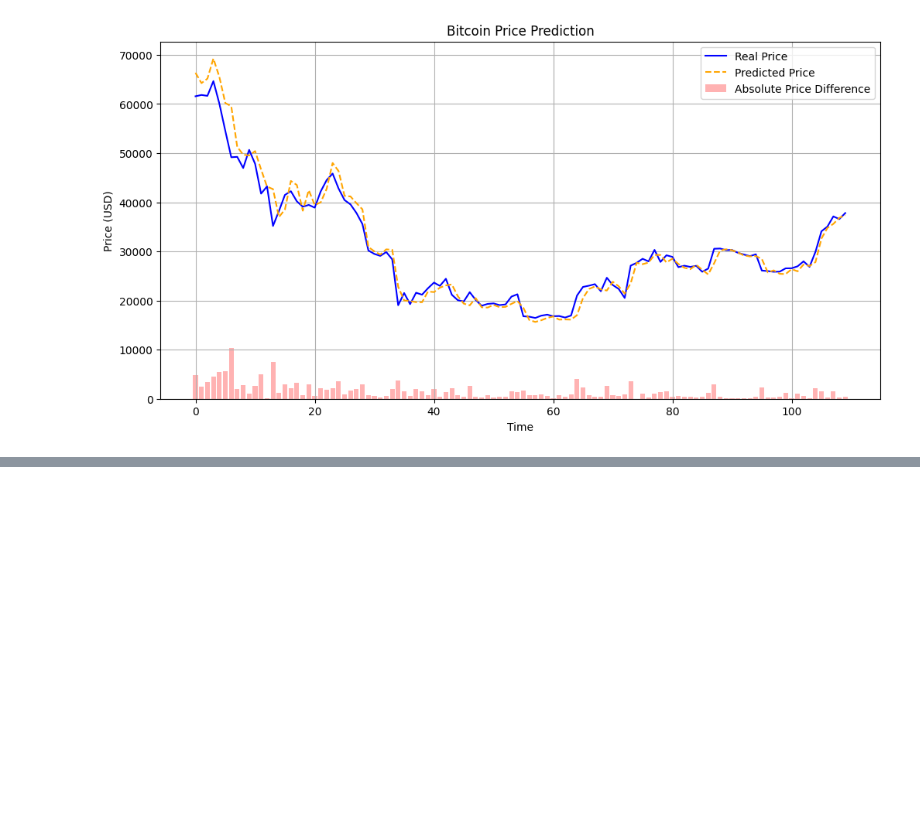
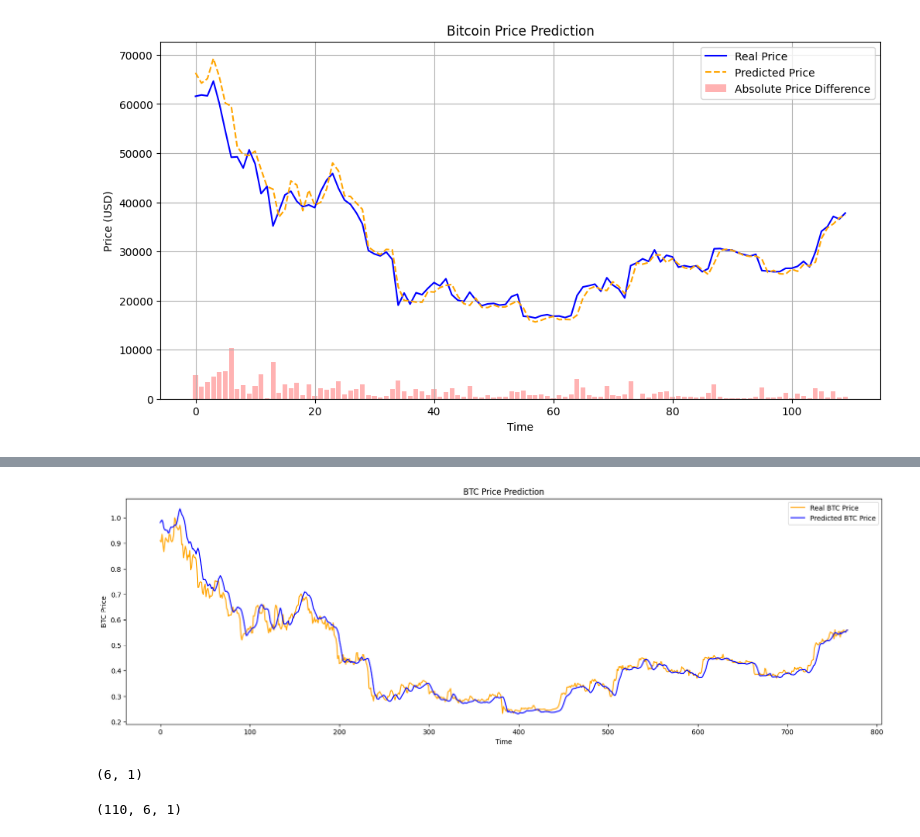
Before and after one commit to zestones/btc-price-prediction, a Jupyter notebook: src/analysis/price_prediction.ipynb, the cells around one changed output, grey strips where cells are left out. Cells and saved outputs as stored; diff of their text form; code cells hidden in the pictures; blank space fills up the shorter version.

Commit message:
feat: rolling window to predict t+1

```diff
--- a/src/analysis/price_prediction.ipynb
+++ b/src/analysis/price_prediction.ipynb
@@ -74,5 +62,5 @@ Skipping registering GPU devices...
 # %%
-model = LongTermShortMemory(intput_shape=etl.test_x.shape[1:])
+model = LongTermShortMemory(input_shape=etl.test_x.shape[1:])
 model.compile(optimizer=optimizer, loss='mean_absolute_error')
 model.fit(
     etl.train_x,
@@ -121,0 +131,17 @@ evaluate.plot()
+# %%
+etl_test_length = etl.test.shape[0]
+timestep = 6
+real, pr = [], []
+
+for i in range(0, etl_test_length - timestep):
+    start = i
+    end = start + timestep
+
+    x = etl.test[start:end, :]
+    x = x.reshape(1, timestep, 1)
+
+    predicted_price = model.predict(x).flatten()[0]
+    real_price = etl.test[end, 0]
+
+    pr.append(predicted_price)
+    real.append(etl.test[end, 0])
@@ -121,0 +151,21 @@ evaluate.plot()
+# %%
+import matplotlib.pyplot as plt
+
+plt.figure(figsize=(20, 6))
+plt.plot(real, color='orange', label='Real BTC Price')
+plt.plot(pr, color='blue', label='Predicted BTC Price')
+plt.title('BTC Price Prediction')
+plt.xlabel('Time')
+plt.ylabel('BTC Price')
+plt.legend()
+plt.show()
+# %% [output]
+[figure, added]
+# %%
+test.shape
+# %% [output]
+(6, 1)
+# %%
+etl.test_x.shape
+# %% [output]
+(110, 6, 1)
```
Also changed, not shown: parts of 8 cells of this notebook, 4 other files.
